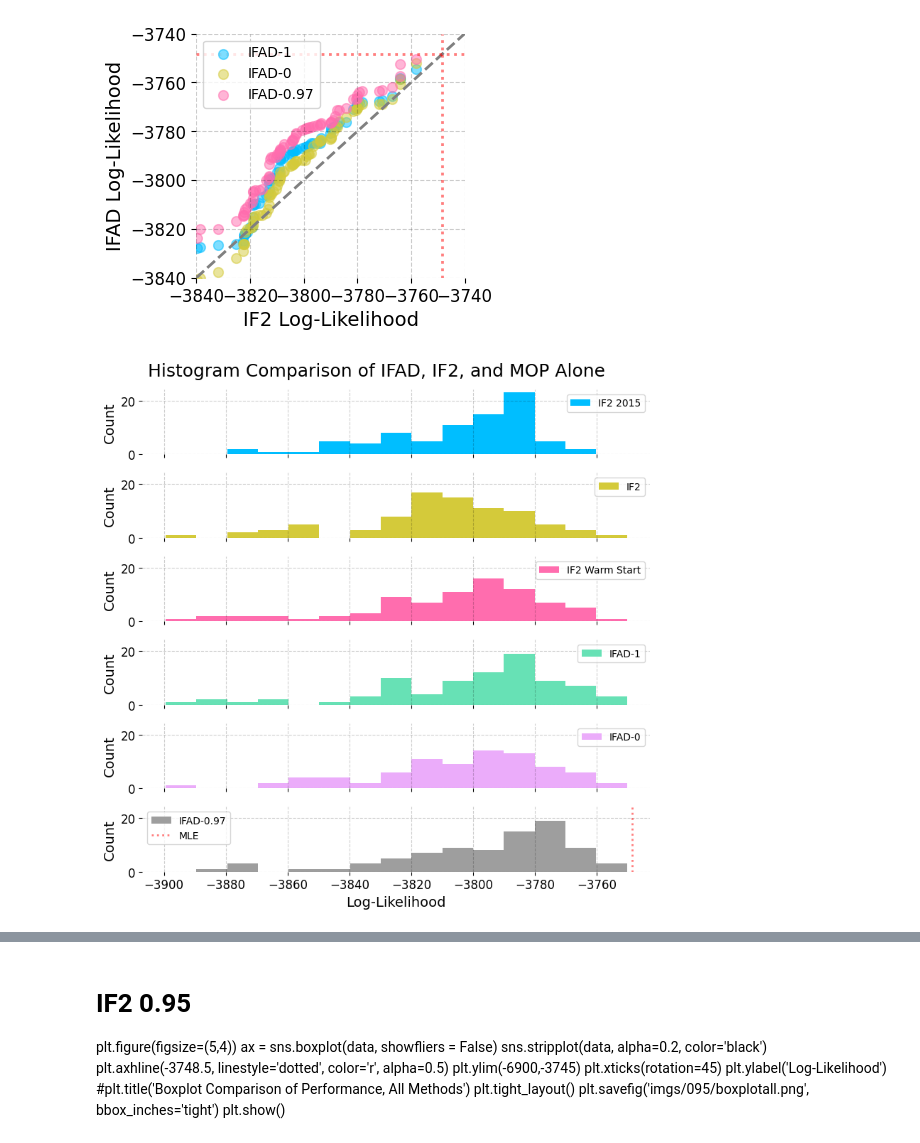
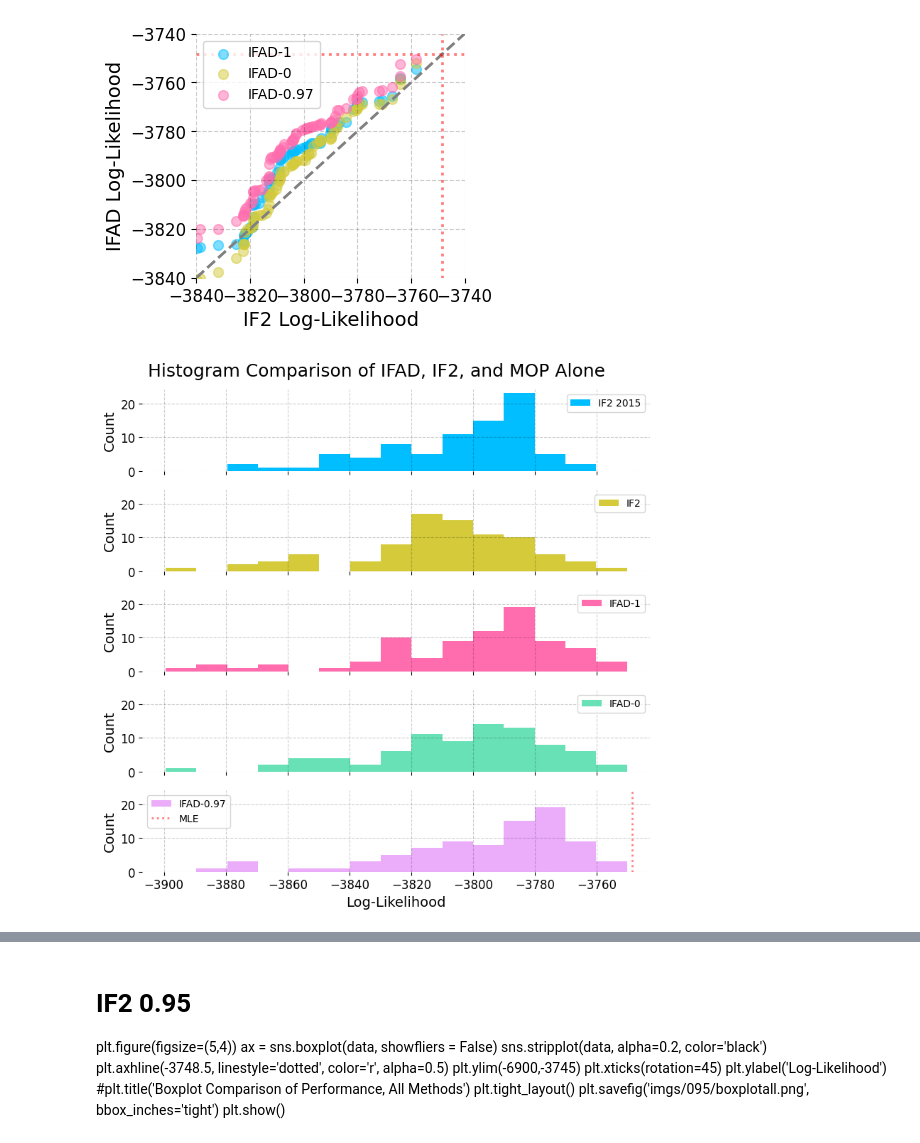
Before and after one commit to hetankevin/diffilter, a Jupyter notebook: cholera.ipynb, the cells around one changed output, grey strips where cells are left out. Saved outputs shown, nothing was run; the diff lists cells and outputs as text; code cells hidden in the pictures.

```diff
--- a/cholera.ipynb
+++ b/cholera.ipynb
@@ -475,36 +475,38 @@ length = len(np.array(mif_logliks_trials))
 data = pd.DataFrame({'IF2 2015': np.pad(logsumexp(result['m2.lik'], axis=0)[:length],
                                         (0,max(0,length-100)), constant_values=np.nan),
               'IF2': -(np.array(mif_logliks_trials)[:,-1]),
-               'IF2 Warm Start': -(np.array(mif_logliks_warm_trials)[:,-1]),
               'IFAD-1': -(np.array(gd_logliks_trials)[:,-1]),
               'IFAD-0' : -(np.array(gd_logliks_pf_trials)[:,-1]),
               'IFAD-0.97' : -(np.array(gd_logliks_mop_trials)[:,-1])})
+
+#'IF2 Warm Start': -(np.array(mif_logliks_warm_trials)[:,-1]),
+
 '''
 data = pd.DataFrame({'IF2 2015': np.pad(logsumexp(result['m2.lik'], axis=0)[:length],
                                         (0,max(0,length-100)), constant_values=np.nan),
               'IF2': -(np.array(mif_logliks_trials).min(1)),
                'IF2 Warm Start': -(np.array(mif_logliks_warm_trials).min(1)),
               'IFAD-1': -(np.array(gd_logliks_trials).min(1)),
               'IFAD-0' : -(np.array(gd_logliks_pf_trials).min(1)),
               'IFAD-0.97' : -(np.array(gd_logliks_mop_trials).min(1))})
 '''
 
               #'MOP-1 Alone': -(np.array(gd_logliks_raw_trials)[:-2,-1]),
               #'MOP-0 Alone': -(np.array(gd_logliks_pf_raw_trials)[:-2,-1])
 
 data[data>-3900].iloc[:,0:].plot.hist(subplots=True, figsize=(8,8),
                                        bins=15,
                                       xlabel='Log-Likelihood',
                                       ylabel='Count',
                                      sharex=True, sharey=True)
 plt.suptitle('Histogram Comparison of IFAD, IF2, and MOP Alone', fontsize=18)
 plt.axvline(-3748.5, linestyle='dotted', color='r', alpha=0.5, label='MLE')
 plt.legend()
 plt.tight_layout()
 plt.savefig('imgs/095/hist.png', bbox_inches='tight')
 plt.show()
 # %% [output]
-[figure, old version]
+[figure, new version]
 # %%
 
 
```
Also changed, not shown: parts of 2 cells of this notebook, 4 other files.
